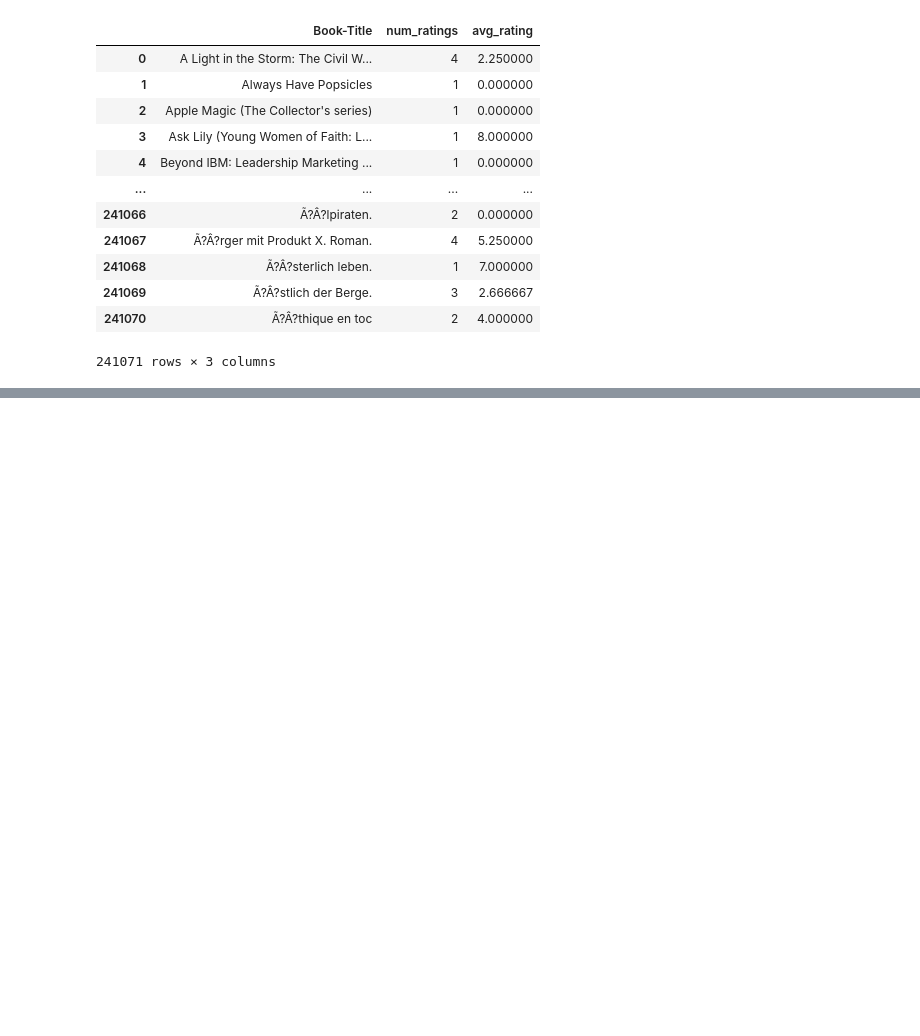
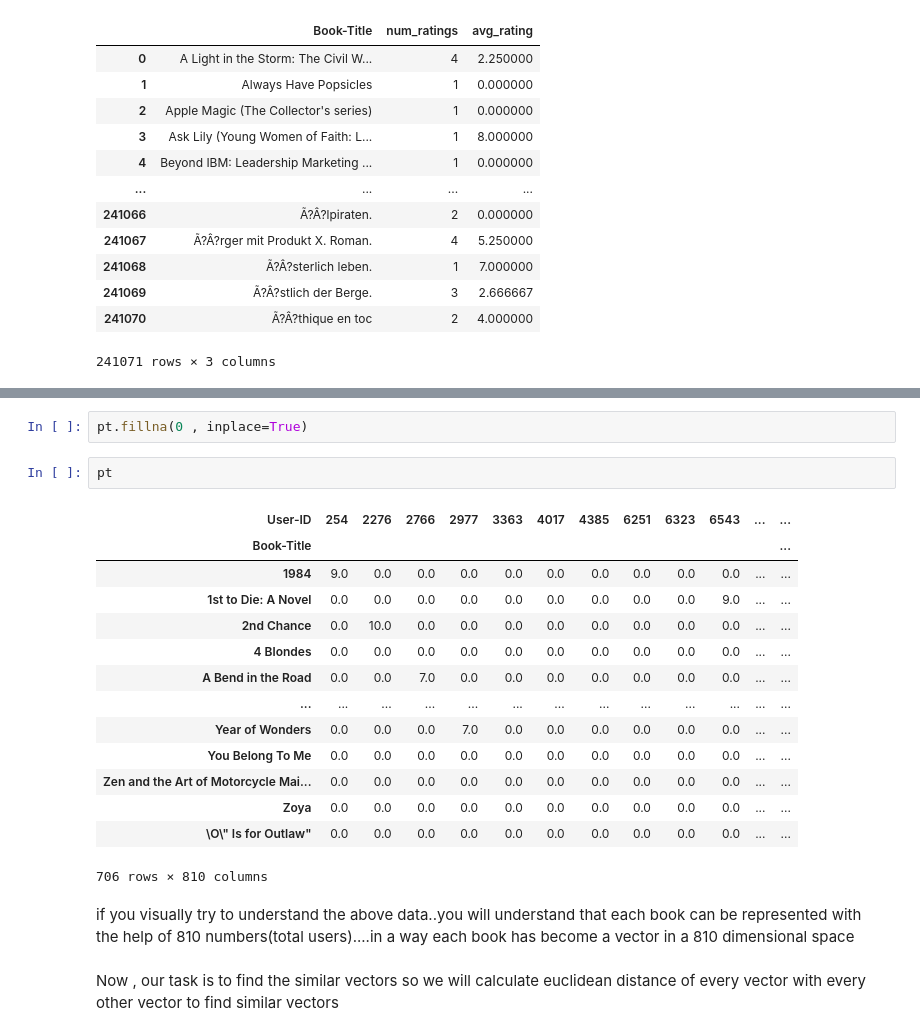
Before and after one commit to Aashi-25/Book-Recommender-System, a Jupyter notebook: book-recom-system.ipynb, the cells around one changed output, grey strips where cells are left out. Saved outputs shown, nothing was run; the diff lists cells and outputs as text; blank space fills up the shorter version.

Commit message:
data analysis completed

```diff
--- a/book-recom-system.ipynb
+++ b/book-recom-system.ipynb
@@ -195,0 +292,23 @@ popular_df
+# %%
+pt.fillna(0 , inplace=True)
+# %%
+pt
+# %% [output]
+| User-ID | 254 | 2276 | 2766 | 2977 | 3363 | 4017 | 4385 | 6251 | 6323 | 6543 | ... | ... |
+| Book-Title |  |  |  |  |  |  |  |  |  |  |  | ... |
+| 1984 | 9.0 | 0.0 | 0.0 | 0.0 | 0.0 | 0.0 | 0.0 | 0.0 | 0.0 | 0.0 | ... | ... |
+| 1st to Die: A Novel | 0.0 | 0.0 | 0.0 | 0.0 | 0.0 | 0.0 | 0.0 | 0.0 | 0.0 | 9.0 | ... | ... |
+| 2nd Chance | 0.0 | 10.0 | 0.0 | 0.0 | 0.0 | 0.0 | 0.0 | 0.0 | 0.0 | 0.0 | ... | ... |
+| 4 Blondes | 0.0 | 0.0 | 0.0 | 0.0 | 0.0 | 0.0 | 0.0 | 0.0 | 0.0 | 0.0 | ... | ... |
+| A Bend in the Road | 0.0 | 0.0 | 7.0 | 0.0 | 0.0 | 0.0 | 0.0 | 0.0 | 0.0 | 0.0 | ... | ... |
+| ... | ... | ... | ... | ... | ... | ... | ... | ... | ... | ... | ... | ... |
+| Year of Wonders | 0.0 | 0.0 | 0.0 | 7.0 | 0.0 | 0.0 | 0.0 | 0.0 | 0.0 | 0.0 | ... | ... |
+| You Belong To Me | 0.0 | 0.0 | 0.0 | 0.0 | 0.0 | 0.0 | 0.0 | 0.0 | 0.0 | 0.0 | ... | ... |
+| Zen and the Art of Motorcycle Mai... | 0.0 | 0.0 | 0.0 | 0.0 | 0.0 | 0.0 | 0.0 | 0.0 | 0.0 | 0.0 | ... | ... |
+| Zoya | 0.0 | 0.0 | 0.0 | 0.0 | 0.0 | 0.0 | 0.0 | 0.0 | 0.0 | 0.0 | ... | ... |
+| \O\" Is for Outlaw" | 0.0 | 0.0 | 0.0 | 0.0 | 0.0 | 0.0 | 0.0 | 0.0 | 0.0 | 0.0 | ... | ... |
+706 rows × 810 columns
+# %% [markdown]
+if you visually try to understand the above data..you will understand that each book can be represented with the help of 810 numbers(total users)....in a way each book has become a vector in a 810 dimensional space
+# %% [markdown]
+Now , our task is to find the similar vectors so we will calculate euclidean distance of every vector with every other vector to find similar vectors
```
Also changed, not shown: parts of 14 cells of this notebook.
